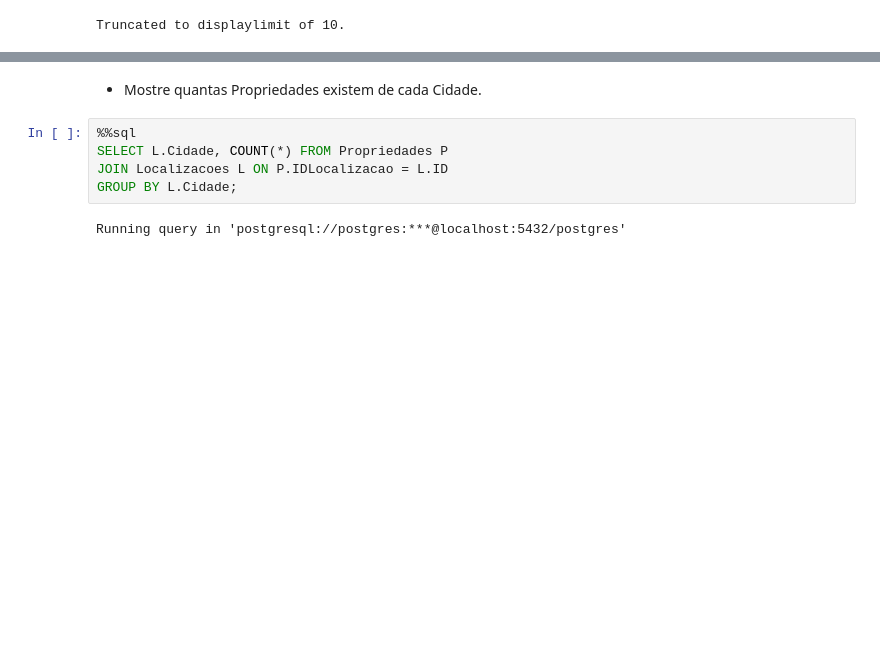
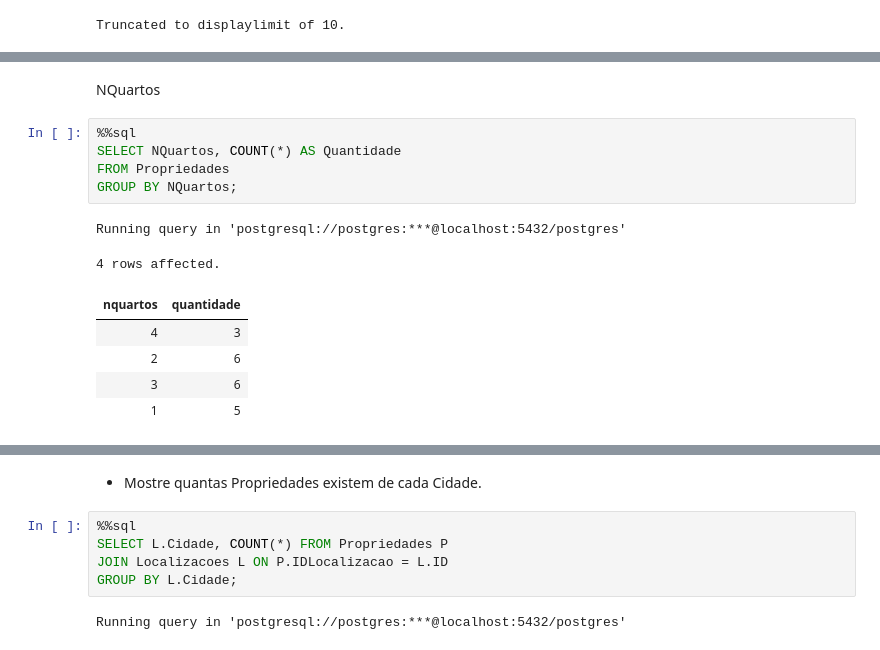
Before and after one commit to MiguelHenri/SCC0240, a Jupyter notebook: t1.ipynb, the cells around one changed output, grey strips where cells are left out. Saved outputs shown, nothing was run; the diff lists cells and outputs as text; blank space fills up the shorter version.

```diff
--- a/t1.ipynb
+++ b/t1.ipynb
@@ -198,2 +201,17 @@ Running query in 'postgresql://postgres:***@localhost:5432/postgres'
 | False | 8 |
 | True | 12 |
+# %% [markdown]
+NQuartos
+# %%
+%%sql
+SELECT NQuartos, COUNT(*) AS Quantidade
+FROM Propriedades
+GROUP BY NQuartos;
+# %% [output]
+Running query in 'postgresql://postgres:***@localhost:5432/postgres'
+4 rows affected.
+| nquartos | quantidade |
+| 4 | 3 |
+| 2 | 6 |
+| 3 | 6 |
+| 1 | 5 |
```
Also changed, not shown: parts of 6 cells of this notebook.
